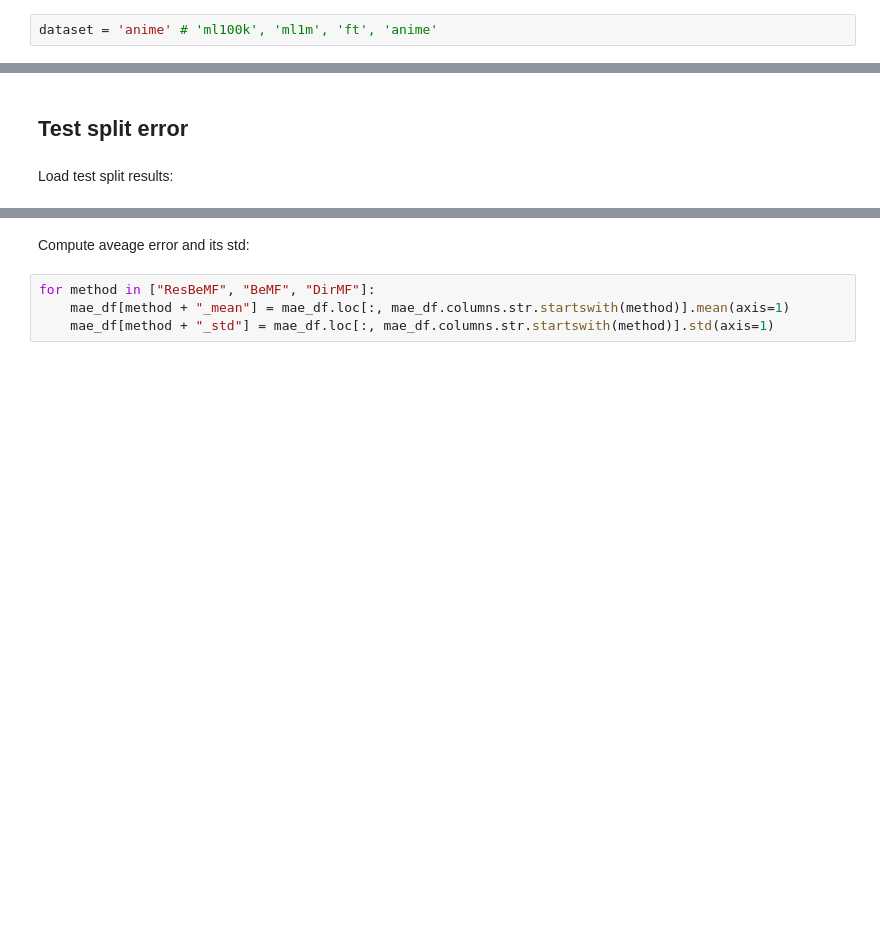
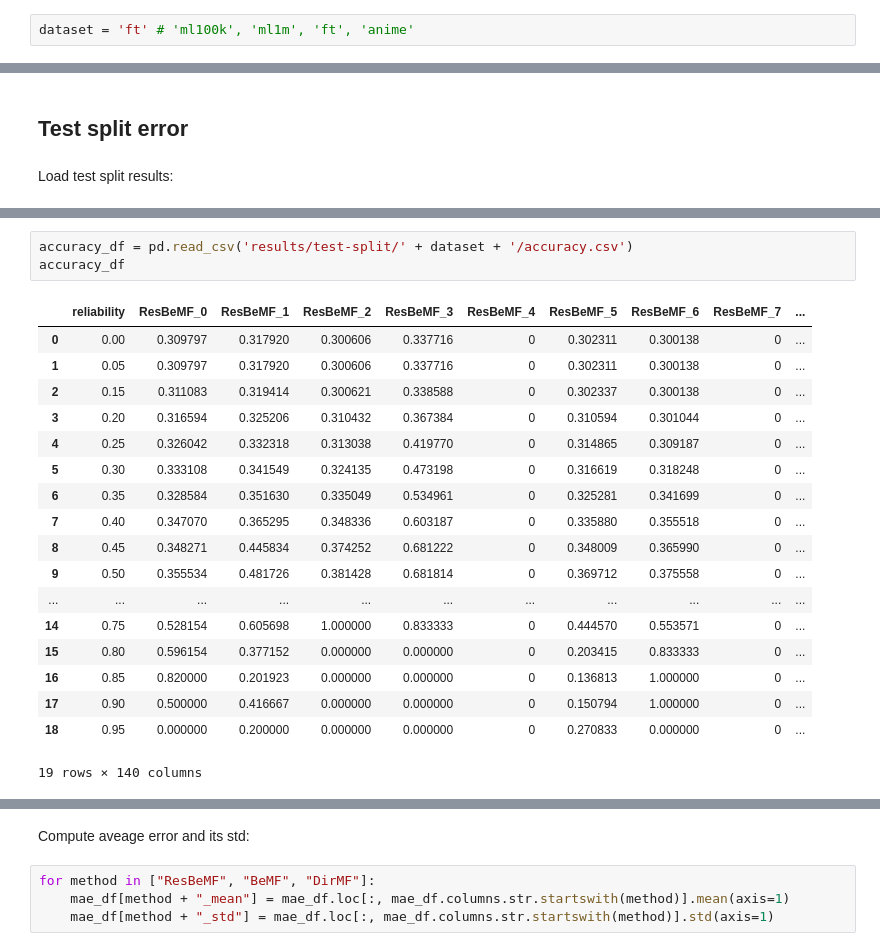
Before and after one commit to KNODIS-Research-Group/resbemf, a Jupyter notebook: figs generator.ipynb, the cells around one changed output, grey strips where cells are left out. Drawn from its saved outputs; the diff is of its cells as text; blank space fills up the shorter version.

Commit message:
Added new test results

```diff
--- a/figs generator.ipynb
+++ b/figs generator.ipynb
@@ -8,7 +10,7 @@ import numpy as np
 import pareto
 import math
 # %%
-dataset = 'anime' # 'ml100k', 'ml1m', 'ft', 'anime'
+dataset = 'ft' # 'ml100k', 'ml1m', 'ft', 'anime'
 # %% [markdown]
 ## Frente de pareto
 # %% [markdown]
@@ -101,0 +146,22 @@ coverage_df
+# %%
+accuracy_df = pd.read_csv('results/test-split/' + dataset + '/accuracy.csv')
+accuracy_df
+# %% [output]
+|  | reliability | ResBeMF_0 | ResBeMF_1 | ResBeMF_2 | ResBeMF_3 | ResBeMF_4 | ResBeMF_5 | ResBeMF_6 | ResBeMF_7 | ... |
+| 0 | 0.00 | 0.309797 | 0.317920 | 0.300606 | 0.337716 | 0 | 0.302311 | 0.300138 | 0 | ... |
+| 1 | 0.05 | 0.309797 | 0.317920 | 0.300606 | 0.337716 | 0 | 0.302311 | 0.300138 | 0 | ... |
+| 2 | 0.15 | 0.311083 | 0.319414 | 0.300621 | 0.338588 | 0 | 0.302337 | 0.300138 | 0 | ... |
+| 3 | 0.20 | 0.316594 | 0.325206 | 0.310432 | 0.367384 | 0 | 0.310594 | 0.301044 | 0 | ... |
+| 4 | 0.25 | 0.326042 | 0.332318 | 0.313038 | 0.419770 | 0 | 0.314865 | 0.309187 | 0 | ... |
+| 5 | 0.30 | 0.333108 | 0.341549 | 0.324135 | 0.473198 | 0 | 0.316619 | 0.318248 | 0 | ... |
+| 6 | 0.35 | 0.328584 | 0.351630 | 0.335049 | 0.534961 | 0 | 0.325281 | 0.341699 | 0 | ... |
+| 7 | 0.40 | 0.347070 | 0.365295 | 0.348336 | 0.603187 | 0 | 0.335880 | 0.355518 | 0 | ... |
+| 8 | 0.45 | 0.348271 | 0.445834 | 0.374252 | 0.681222 | 0 | 0.348009 | 0.365990 | 0 | ... |
+| 9 | 0.50 | 0.355534 | 0.481726 | 0.381428 | 0.681814 | 0 | 0.369712 | 0.375558 | 0 | ... |
+| ... | ... | ... | ... | ... | ... | ... | ... | ... | ... | ... |
+| 14 | 0.75 | 0.528154 | 0.605698 | 1.000000 | 0.833333 | 0 | 0.444570 | 0.553571 | 0 | ... |
+| 15 | 0.80 | 0.596154 | 0.377152 | 0.000000 | 0.000000 | 0 | 0.203415 | 0.833333 | 0 | ... |
+| 16 | 0.85 | 0.820000 | 0.201923 | 0.000000 | 0.000000 | 0 | 0.136813 | 1.000000 | 0 | ... |
+| 17 | 0.90 | 0.500000 | 0.416667 | 0.000000 | 0.000000 | 0 | 0.150794 | 1.000000 | 0 | ... |
+| 18 | 0.95 | 0.000000 | 0.200000 | 0.000000 | 0.000000 | 0 | 0.270833 | 0.000000 | 0 | ... |
+19 rows × 140 columns
```
Also changed, not shown: parts of 12 cells of this notebook, 25 other files.
